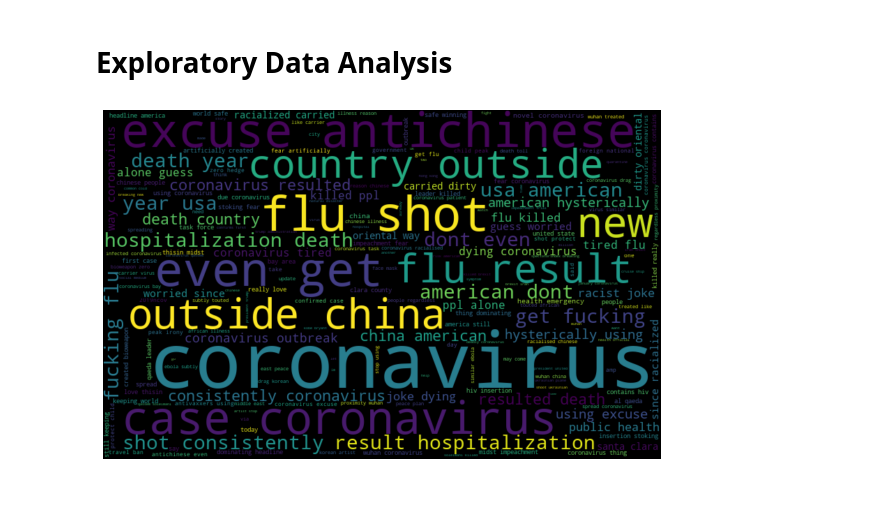
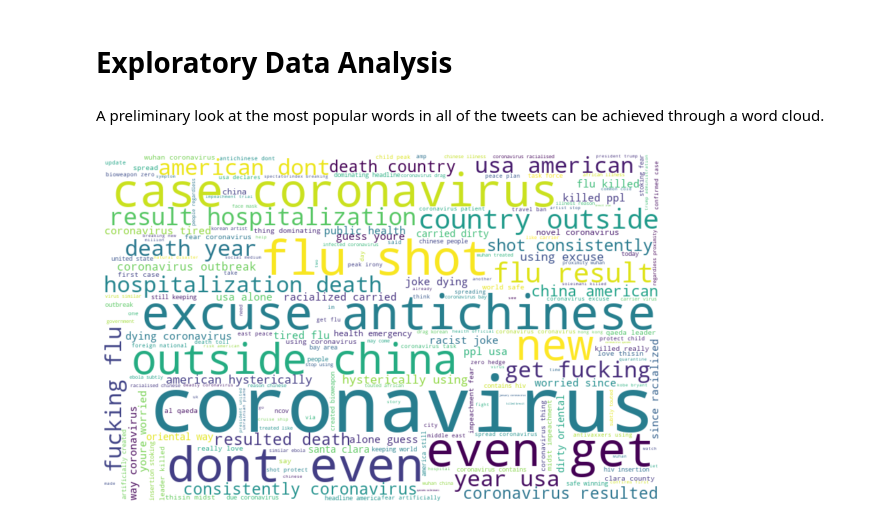
Before and after one commit to akelly66/COVID-Tweet-Sentiment, a Jupyter notebook: text-processing/COVID-tweet-NLP.ipynb, the cells around one changed output. Saved outputs shown, nothing was run; the diff lists cells and outputs as text; code cells hidden in the pictures; blank space fills up the shorter version.

```diff
--- a/text-processing/COVID-tweet-NLP.ipynb
+++ b/text-processing/COVID-tweet-NLP.ipynb
@@ -187,7 +189,8 @@ def tokenize(clean_tweet):
     This function takes a cleaned tweet,
     joins into one string (if not already),
     runs the tweet through NLTK work tokenizer,
-    removes English stopwords, and returns
+    removes English stopwords, replaces "us"
+    with "usa" and returns
     the tokenized tweet in list format.
     '''
 
@@ -197,6 +200,8 @@ def tokenize(clean_tweet):
     tokenizer = TweetTokenizer()
     tokenized_tweet = tokenizer.tokenize(joined_tweet)
     tokenized_tweet = [word for word in tokenized_tweet if word not in stopwords_list]
+    tokenized_tweet = ['usa' if word == 'us' else word for word in tokenized_tweet]
+    tokenized_tweet = [word for word in tokenized_tweet if not word.isnumeric()]
     return tokenized_tweet
 
 
@@ -224,5 +229,10 @@ tokenized_tweet_test
 # %%
 def lem_tweet(tweet):
+    '''
+    This function takes a tweet in
+    the form of a tokenized
+    word list and lemmatizes it.
+    '''
     lemmatizer = WordNetLemmatizer()
 
     lemmed_tweet = [lemmatizer.lemmatize(word) for word in tweet]
@@ -243,5 +271,10 @@ lemmed_tweet_test = lem_tweet(tokenized_tweet_test)
 # %%
 def process_tweet(tweet):
+    '''
+    This function takes an original
+    tweet, cleans, tokenizes,
+    and lemmatizes the tweet.
+    '''
 
     cleaned = clean_tweet(tweet)
     tokenized = tokenize(cleaned)
@@ -265,14 +299,19 @@ tweet_df.head()
 # %% [markdown]
 # Exploratory Data Analysis
 # %%
+# Combining words from all tweets into one list
 all_words_list = [item for sublist in tweet_df.processed_tweets for item in sublist]
-all_words_string = (" ").join(all_words)
+
+# Combining all words into one string
+all_words_string = (" ").join(all_words_list)
+# %% [markdown]
+A preliminary look at the most popular words in all of the tweets can be achieved through a word cloud.
 # %%
-wordcloud = WordCloud(width=800, height=500, random_state=21, max_font_size=110).generate(all_words_string)
+wordcloud = WordCloud(width=800, height=500, random_state=21, max_font_size=110, background_color='white').generate(all_words_string)
 
 plt.figure(figsize=(10, 7))
 plt.imshow(wordcloud, interpolation="bilinear")
 plt.axis('off')
 plt.show()
 # %% [output]
-[figure, old version]
+[figure, new version]
```
Also changed, not shown: parts of 21 cells of this notebook.
